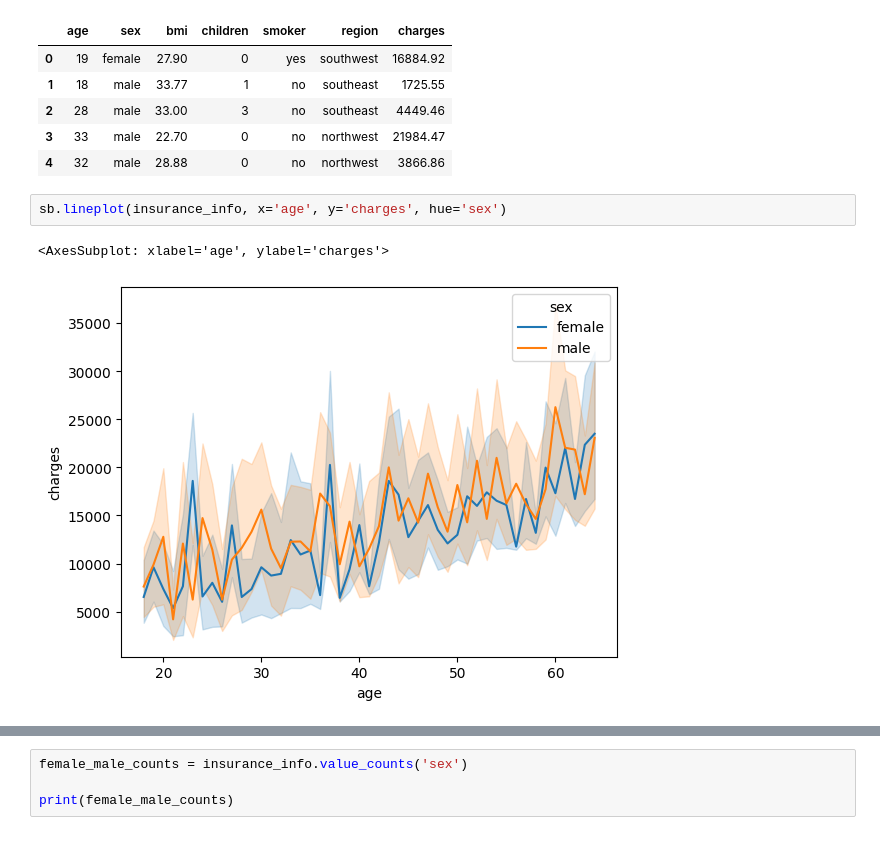
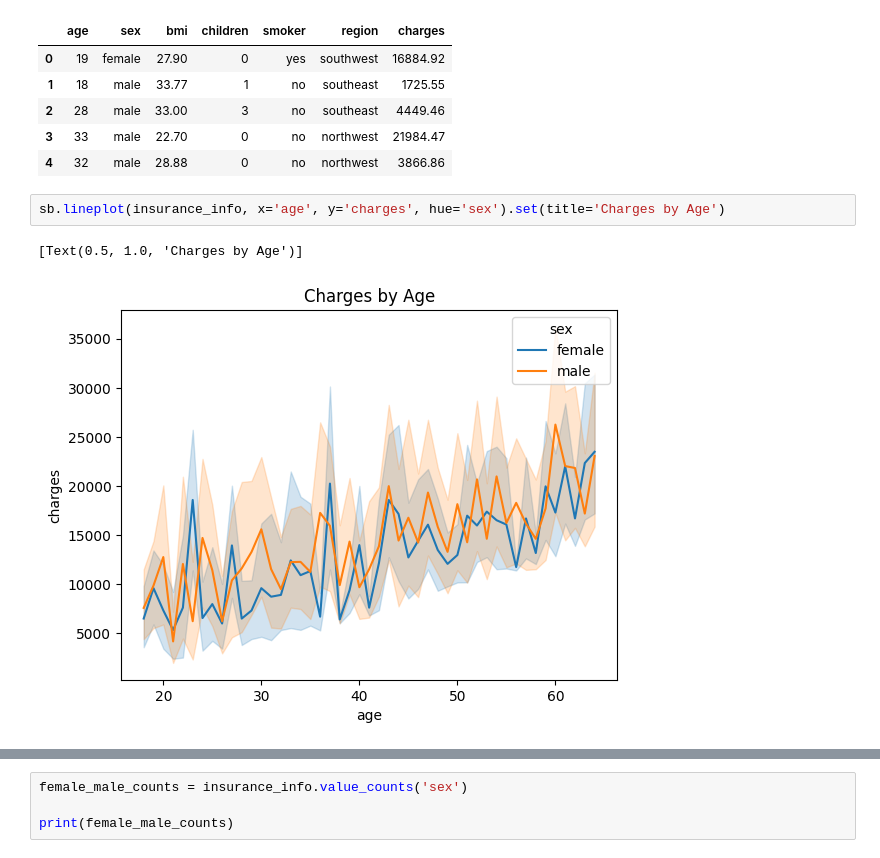
Before and after one commit to jakedaylong/python-portfolio-project-starter-files, a Jupyter notebook: us-medical-insurance-costs.ipynb, the cells around one changed output, grey strips where cells are left out. Drawn from its saved outputs; the diff is of its cells as text.

Commit message:
charting updates

```diff
--- a/us-medical-insurance-costs.ipynb
+++ b/us-medical-insurance-costs.ipynb
@@ -19,9 +19,9 @@ insurance_info.head()
 | 3 | 33 | male | 22.70 | 0 | no | northwest | 21984.47 |
 | 4 | 32 | male | 28.88 | 0 | no | northwest | 3866.86 |
 # %%
-sb.lineplot(insurance_info, x='age', y='charges', hue='sex')
+sb.lineplot(insurance_info, x='age', y='charges', hue='sex').set(title='Charges by Age')
 # %% [output]
-<AxesSubplot: xlabel='age', ylabel='charges'>
+[Text(0.5, 1.0, 'Charges by Age')]
-[figure, old version]
+[figure, new version]
 # %%
 insurance_info_smoker = insurance_info.query("smoker == 'yes'")
```
Also changed, not shown: parts of 6 cells of this notebook.
